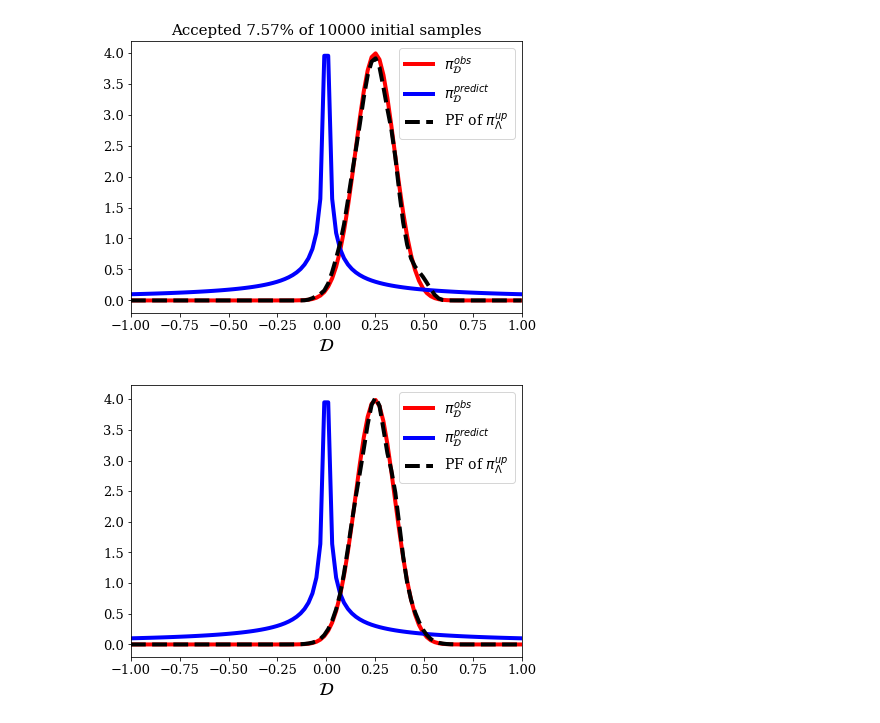
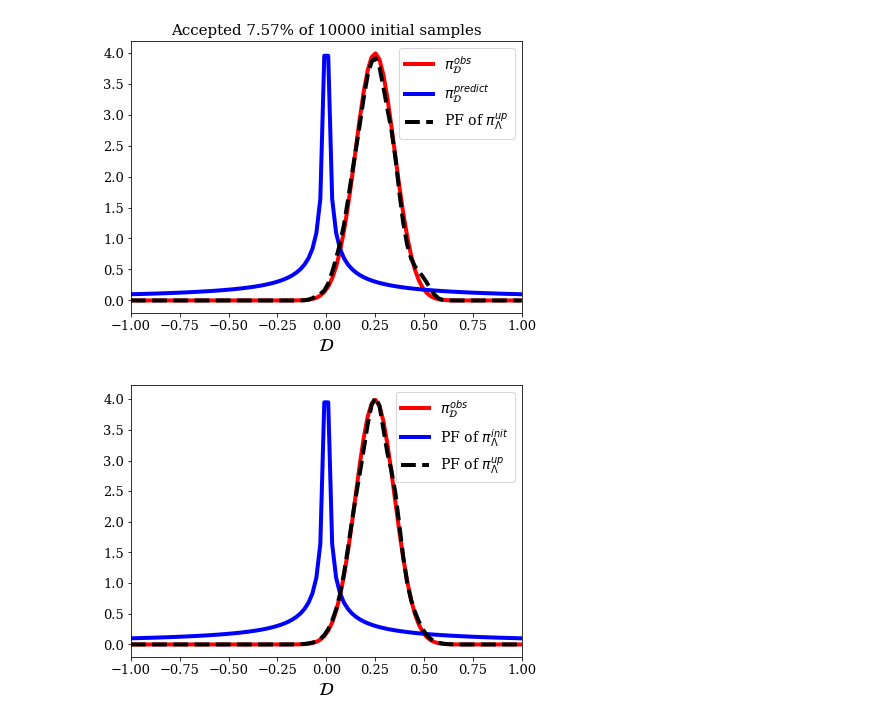
Before and after one commit to User-zwj/Thesis_Wenjuan_Code, a Jupyter notebook: Chapter2.ipynb, the cells around one changed output. Cells and saved outputs as stored; diff of their text form; code cells hidden in the pictures.

```diff
--- a/Chapter2.ipynb
+++ b/Chapter2.ipynb
@@ -135,16 +135,16 @@ fig.savefig("images/Background_comp_on_D.png")
 # %%
 ## Weighted kde
 postq_nl_kde2 = kde( qvals_nonlinear, weights=r_nonlinear)
 
 fig = plt.figure() # Plot the push-forward of the initial, observed density, and push-forward of pullback
 qplot = np.linspace(-1,1, num=100)
 observed_plot = plt.plot(qplot,norm.pdf(qplot, loc=mu, scale=sigma), 'r-', label="$\pi_\mathcal{D}^{obs}$")
-pf_initial_plot = plt.plot(qplot,1/10*np.abs(qplot)**(-4/5),'b-', label="$\pi_\mathcal{D}^{predict}$")
+pf_initial_plot = plt.plot(qplot,1/10*np.abs(qplot)**(-4/5),'b-', label="PF of $\pi_\Lambda^{init}$")
 pf_post_plot = plt.plot(qplot,postq_nl_kde2(qplot),'k--', label="PF of $\pi_\Lambda^{up}$")
 plt.xlim([-1,1])
 plt.xlabel("$\mathcal{D}$")
 plt.legend()
 plt.show();
 fig.savefig("images/Background_comp_on_D2.png")
 # %% [output]
-[figure, old version]
+[figure, new version]
```
Also changed, not shown: 5 other files.
